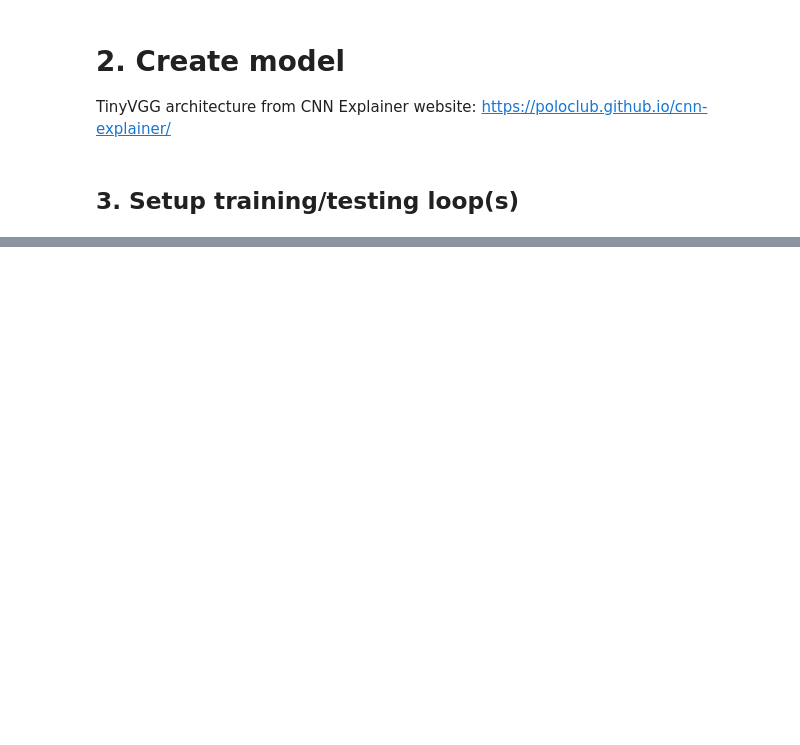
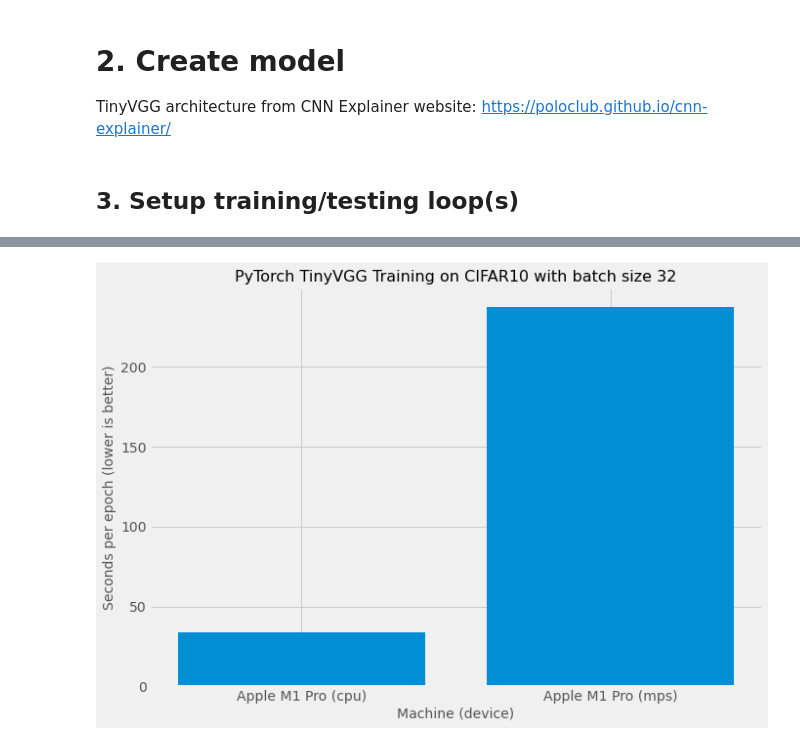
Before and after one commit to mrdbourke/pytorch-apple-silicon, a Jupyter notebook: 01_cifar10_tinyvgg.ipynb, the cells around one changed output, grey strips where cells are left out. Drawn from its saved outputs; the diff is of its cells as text; code cells hidden in the pictures; blank space fills up the shorter version.

```diff
--- a/01_cifar10_tinyvgg.ipynb
+++ b/01_cifar10_tinyvgg.ipynb
@@ -437,0 +448,6 @@ results_df.to_csv(f"results/{MACHINE.lower().replace(' ', '_')}_{device}_{DATASE
+# %%
+cpu_df = pd.read_csv("results/apple_m1_pro_cpu_cifar10.csv")
+mps_df = pd.read_csv("results/apple_m1_pro_mps_cifar10.csv")
+
+results_df = pd.concat([cpu_df, mps_df]).reset_index(drop=True)
+results_df
@@ -437,0 +460,12 @@ results_df.to_csv(f"results/{MACHINE.lower().replace(' ', '_')}_{device}_{DATASE
+# %%
+machine_and_device_list = [row[1][0] + " (" + row[1][1] + ")" for row in results_df[["machine", "device"]].iterrows()]
+# %%
+plt.figure(figsize=(10, 7))
+plt.style.use('fivethirtyeight')
+plt.bar(machine_and_device_list, height=results_df.time_per_epoch)
+plt.title(f"PyTorch TinyVGG Training on CIFAR10 with batch size {BATCH_SIZE}", size=16)
+plt.xlabel("Machine (device)", size=14)
+plt.ylabel("Seconds per epoch (lower is better)", size=14);
+plt.savefig(f"results/{MACHINE.lower().replace(' ', '_')}_{model.__class__.__name__}_{DATASET_NAME}.png")
+# %% [output]
+[figure, added]
```
Also changed, not shown: parts of 11 cells of this notebook.
